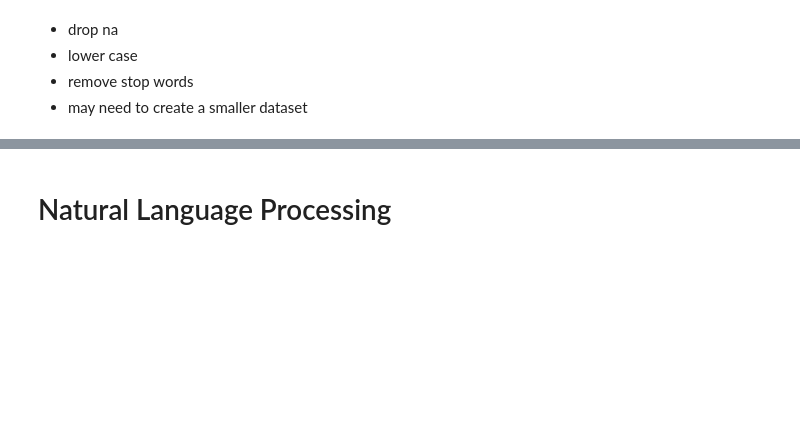
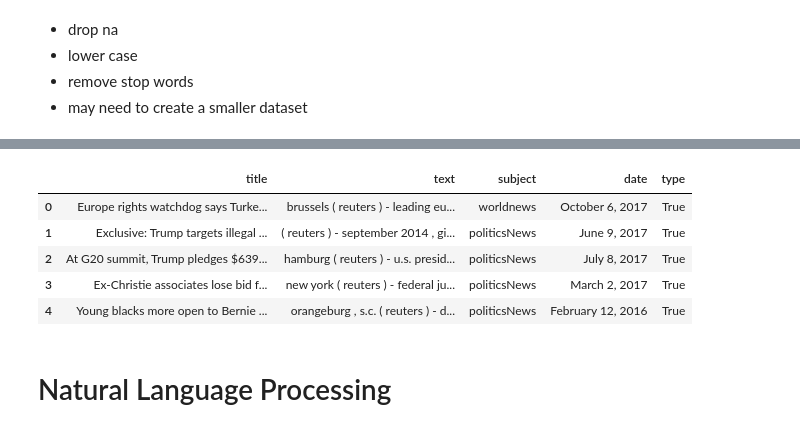
Before and after one commit to DataScienceAndEngineering/machine-learning-dse-i210-final-project-fake-news, a Jupyter notebook: reports/FINAL_REPORT.ipynb, the cells around one changed output, grey strips where cells are left out. Drawn from its saved outputs; the diff is of its cells as text; code cells hidden in the pictures; blank space fills up the shorter version.

```diff
--- a/reports/FINAL_REPORT.ipynb
+++ b/reports/FINAL_REPORT.ipynb
@@ -129,7 +133,3 @@ df['cleaned_text'] = df['text'].apply(clean_text)
-# %%
-# make all words lowercase
-df['text'] = df['text'].str.lower()
-df.head()
 # %%
 ### CREATING A SMALLER DATASET TO TEST STUFF ###
 # Separate the DataFrame into two subsets based on categories
@@ -145,6 +145,23 @@ sampled_df = pd.concat([sampled_true, sampled_fake])
 
 # Reset the index of the sampled DataFrame
 sampled_df.reset_index(drop=True, inplace=True)
+# %%
+# remove stopwords
+def remove_stopwords(doc):
+    return ' '.join([token.text for token in nlp(doc) if not token.is_stop])
+
+sampled_df['text'] = sampled_df['text'].apply(remove_stopwords)
+# %%
+# make all words lowercase
+sampled_df['text'] = sampled_df['text'].str.lower()
+sampled_df.head()
+# %% [output]
+|  | title | text | subject | date | type |
+| 0 | Europe rights watchdog says Turke... | brussels ( reuters ) - leading eu... | worldnews | October 6, 2017 | True |
+| 1 | Exclusive: Trump targets illegal ... | ( reuters ) - september 2014 , gi... | politicsNews | June 9, 2017 | True |
+| 2 | At G20 summit, Trump pledges $639... | hamburg ( reuters ) - u.s. presid... | politicsNews | July 8, 2017 | True |
+| 3 | Ex-Christie associates lose bid f... | new york ( reuters ) - federal ju... | politicsNews | March 2, 2017 | True |
+| 4 | Young blacks more open to Bernie ... | orangeburg , s.c. ( reuters ) - d... | politicsNews | February 12, 2016 | True |
 # %% [markdown]
 # Natural Language Processing
 # %% [markdown]
```
Also changed, not shown: parts of 18 cells of this notebook.
